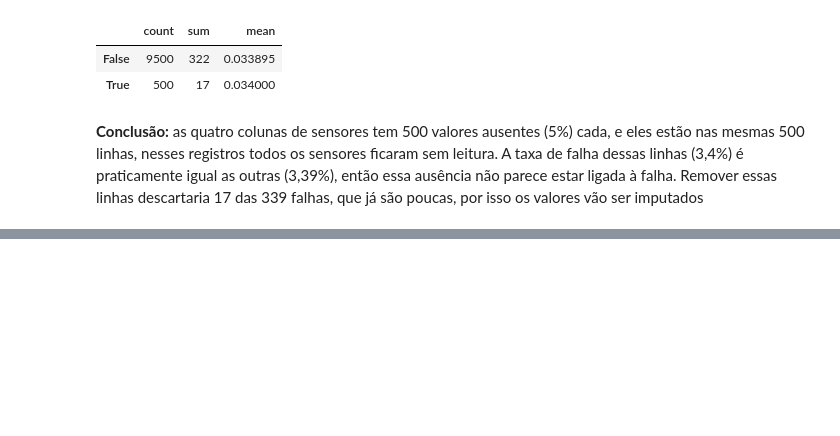
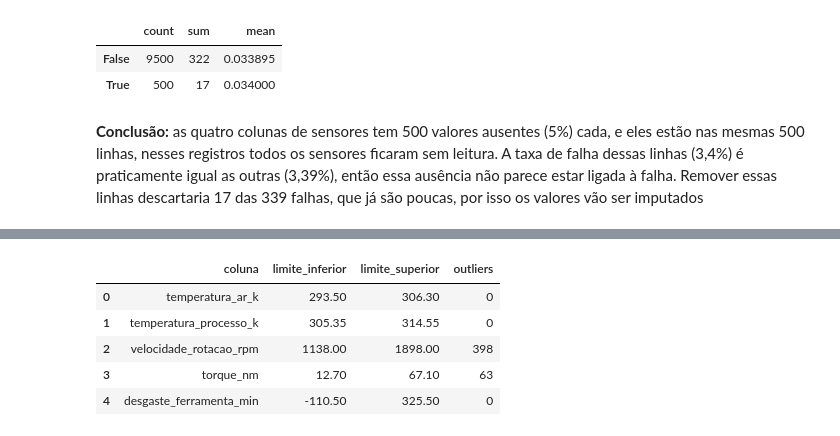
Before and after one commit to arthursphilippi-coder/manutencao-preditiva-ml, a Jupyter notebook: projeto_manutencao_preditiva.ipynb, the cells around one changed output, grey strips where cells are left out. Cells and saved outputs as stored; diff of their text form; code cells hidden in the pictures; blank space fills up the shorter version.

```diff
--- a/projeto_manutencao_preditiva.ipynb
+++ b/projeto_manutencao_preditiva.ipynb
@@ -224,0 +248,24 @@ Linhas com os 4 sensores ausentes: 500
+# %%
+resumo = []
+for coluna in variaveis_numericas:
+    q1 = df[coluna].quantile(0.25)
+    q3 = df[coluna].quantile(0.75)
+    iqr = q3 - q1
+    limite_inf = q1 - 1.5 * iqr
+    limite_sup = q3 + 1.5 * iqr
+    qtd = ((df[coluna] < limite_inf) | (df[coluna] > limite_sup)).sum()
+    resumo.append({
+        "coluna": coluna,
+        "limite_inferior": round(limite_inf, 2),
+        "limite_superior": round(limite_sup, 2),
+        "outliers": qtd,
+    })
+
+pd.DataFrame(resumo)
+# %% [output]
+|  | coluna | limite_inferior | limite_superior | outliers |
+| 0 | temperatura_ar_k | 293.50 | 306.30 | 0 |
+| 1 | temperatura_processo_k | 305.35 | 314.55 | 0 |
+| 2 | velocidade_rotacao_rpm | 1138.00 | 1898.00 | 398 |
+| 3 | torque_nm | 12.70 | 67.10 | 63 |
+| 4 | desgaste_ferramenta_min | -110.50 | 325.50 | 0 |
```
Also changed, not shown: parts of 3 cells of this notebook.
